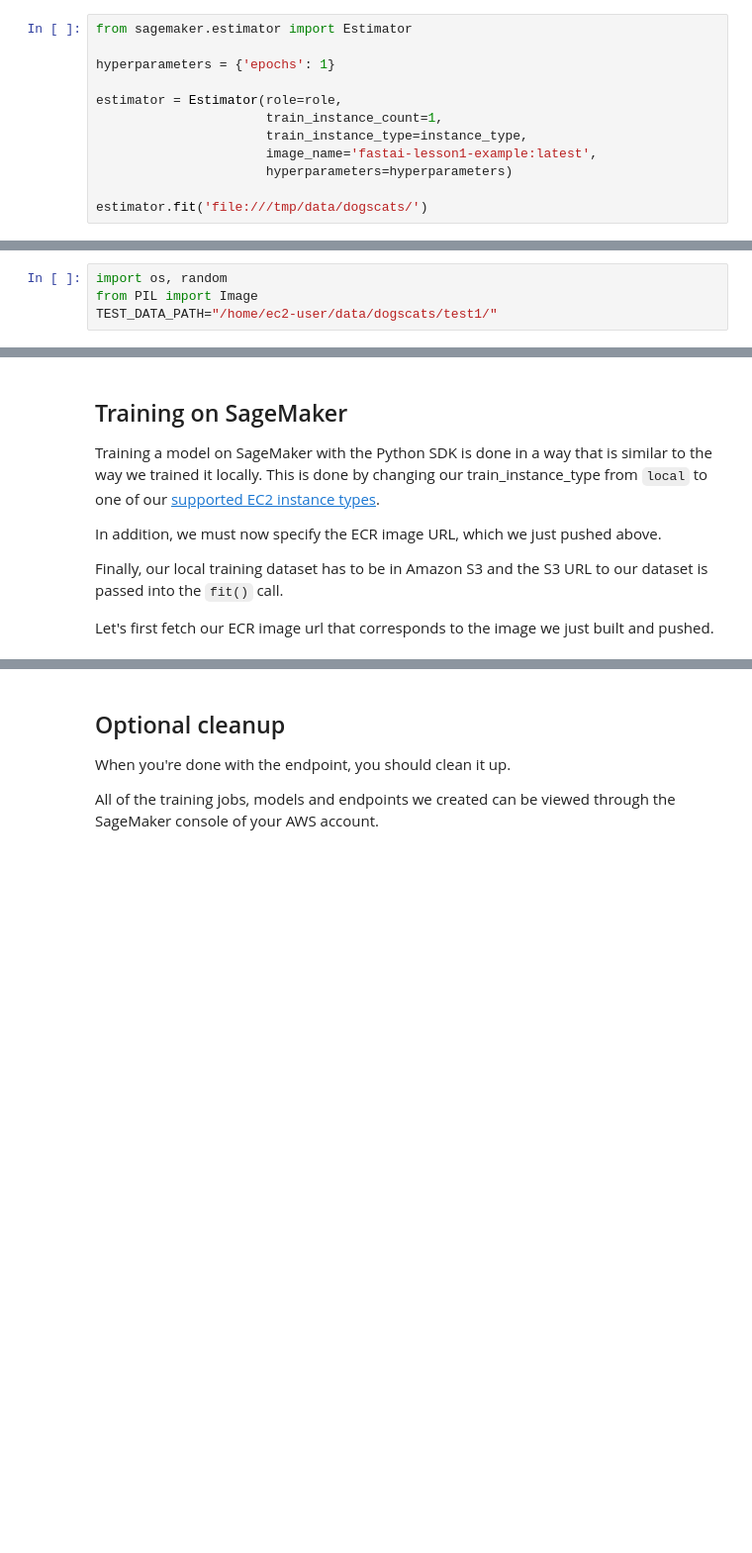
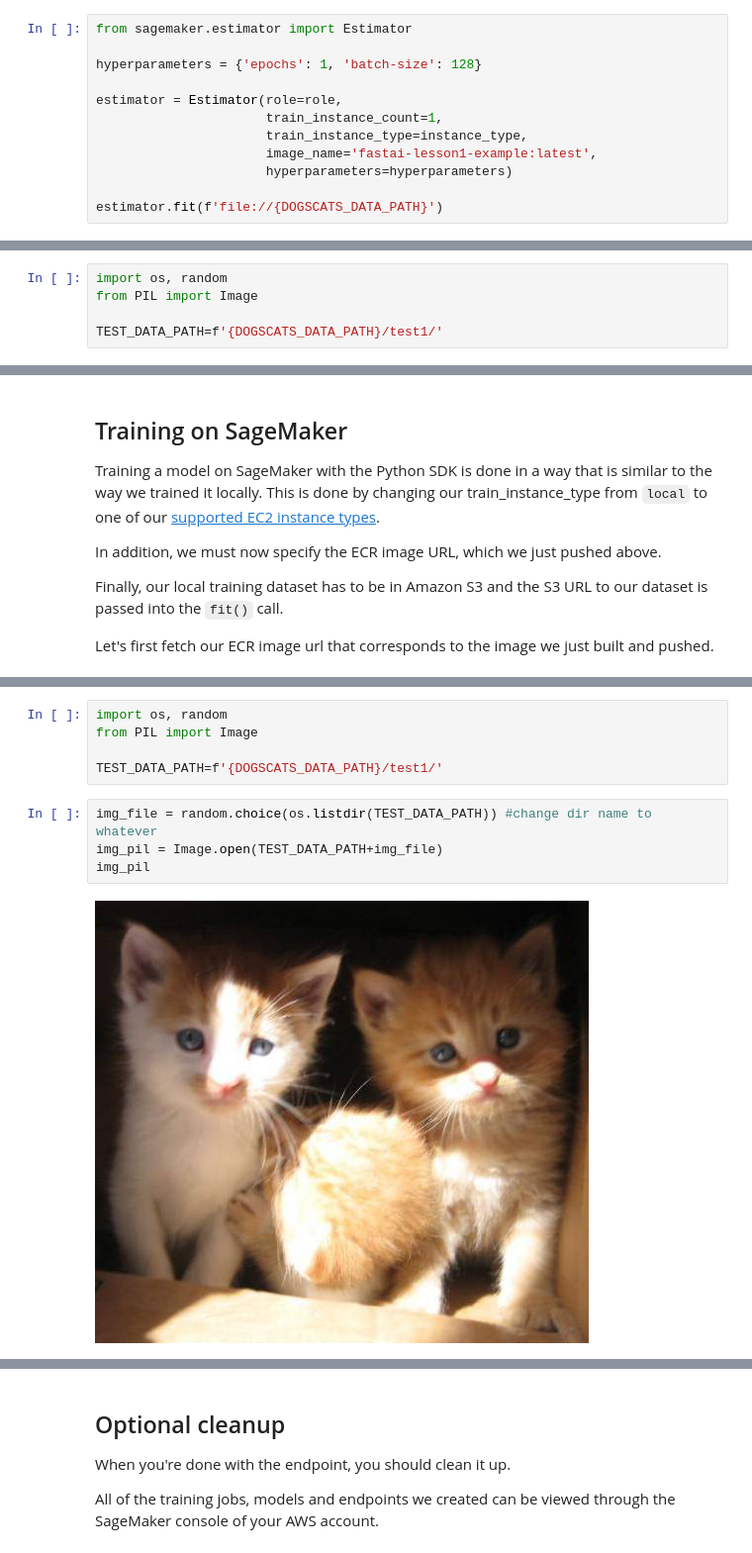
Before and after one commit to mattmcclean/sagemaker-reinvent-chalktalk-2018, a Jupyter notebook: fastai_example_notebook.ipynb, the cells around one changed output, grey strips where cells are left out. Shown at 99% size. Drawn from its saved outputs; the diff is of its cells as text; blank space fills up the shorter version.

```diff
--- a/fastai_example_notebook.ipynb
+++ b/fastai_example_notebook.ipynb
@@ -309,7 +308,7 @@ Instance type = local_gpu
 # %%
 from sagemaker.estimator import Estimator
 
-hyperparameters = {'epochs': 1}
+hyperparameters = {'epochs': 1, 'batch-size': 128}
 
 estimator = Estimator(role=role,
                       train_instance_count=1,
@@ -317,5 +316,5 @@ estimator = Estimator(role=role,
                       image_name='fastai-lesson1-example:latest',
                       hyperparameters=hyperparameters)
 
-estimator.fit('file:///tmp/data/dogscats/')
+estimator.fit(f'file://{DOGSCATS_DATA_PATH}')
 # %% [output]
@@ -378,7 +377,8 @@ algo-1-V5KVN_1  | Cleaning up...
 # %%
 import os, random
 from PIL import Image
-TEST_DATA_PATH="/home/ec2-user/data/dogscats/test1/"
+
+TEST_DATA_PATH=f'{DOGSCATS_DATA_PATH}/test1/'
 # %%
 img_file = random.choice(os.listdir(TEST_DATA_PATH)) #change dir name to whatever
 img_pil = Image.open(TEST_DATA_PATH+img_file)
@@ -489,0 +503,11 @@ print('Predicted: ', ' '.join('%4s' % classes[predicted[j]]
+# %%
+import os, random
+from PIL import Image
+
+TEST_DATA_PATH=f'{DOGSCATS_DATA_PATH}/test1/'
+# %%
+img_file = random.choice(os.listdir(TEST_DATA_PATH)) #change dir name to whatever
+img_pil = Image.open(TEST_DATA_PATH+img_file)
+img_pil
+# %% [output]
+[figure, added]
```
Also changed, not shown: parts of 20 cells of this notebook, 1 other file.
